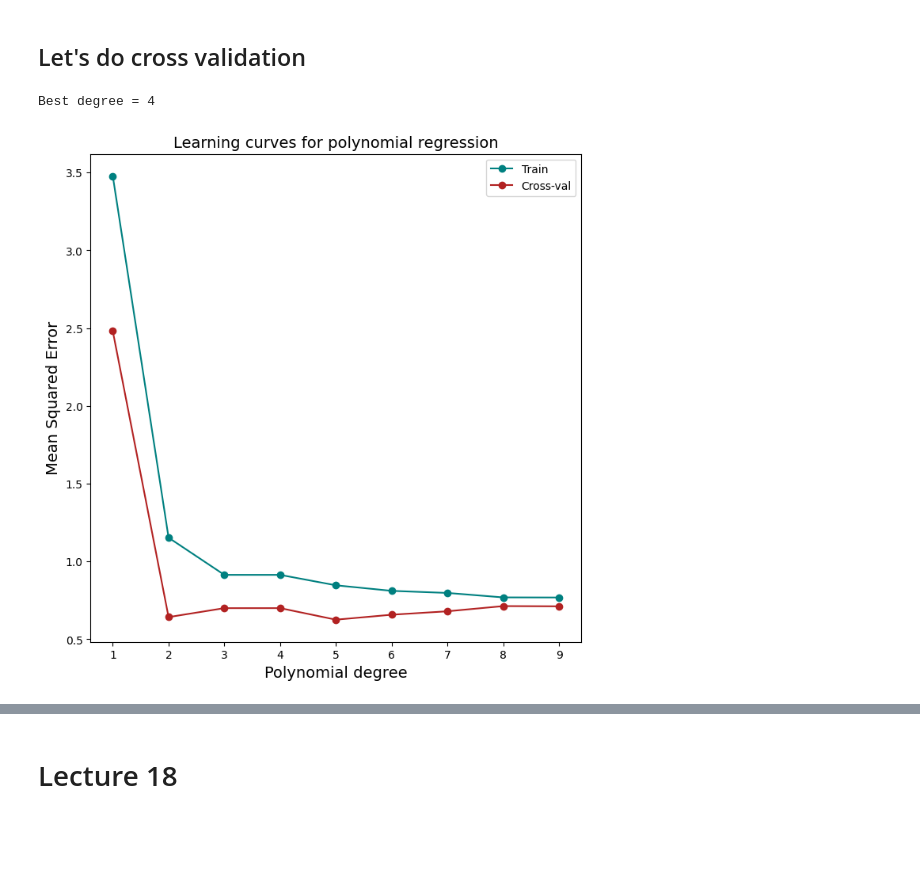
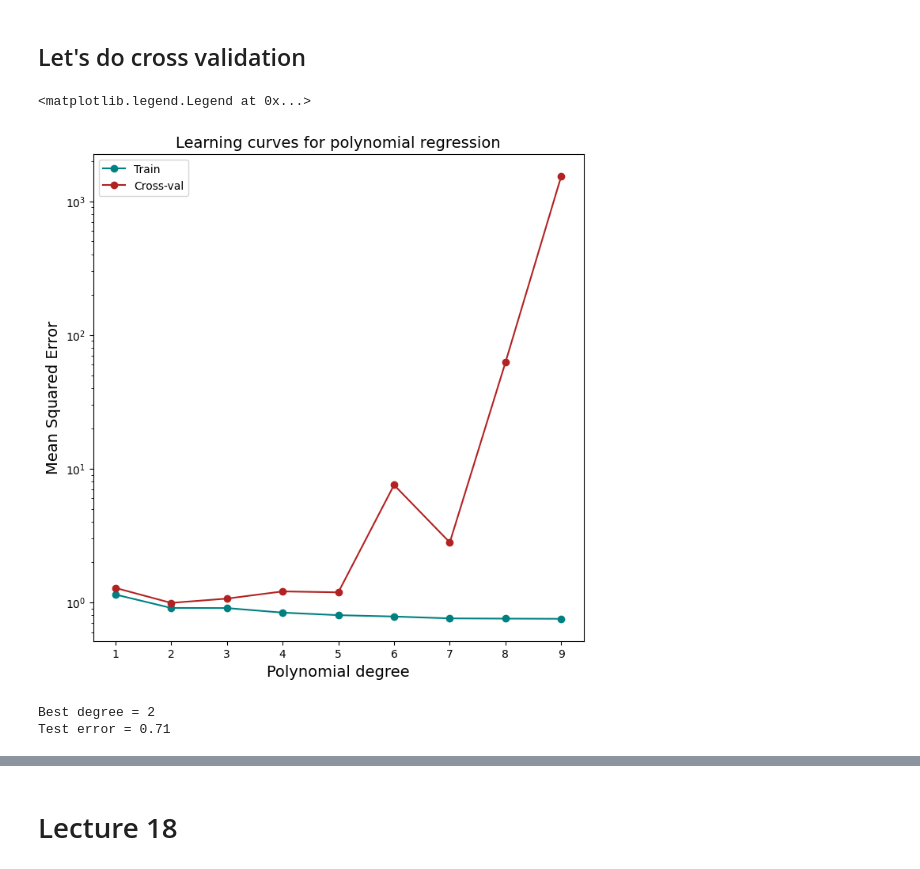
Before and after one commit to malvibellotti/astrostatistics_bicocca_2024, a Jupyter notebook: working/lecture_17_18.ipynb, the cells around one changed output, grey strips where cells are left out. Cells and saved outputs as stored; diff of their text form; code cells hidden in the pictures; blank space fills up the shorter version.

```diff
--- a/working/lecture_17_18.ipynb
+++ b/working/lecture_17_18.ipynb
@@ -226,52 +226,63 @@ x_train, x_cvtest, y_train, y_cvtest, dy_train, dy_cvtest = train_test_split(x,
 x_cross_val, x_test, y_cross_val, y_test, dy_cross_val, dy_test = train_test_split(x_cvtest, y_cvtest, dy_cvtest, test_size=0.5, random_state=42)
 # %%
 from astroML.linear_model import PolynomialRegression
+from sklearn.model_selection import KFold
 
 degree = np.arange (1, 10)
+
+
+kf = KFold(n_splits=10, shuffle=True, random_state=42)
 
 training_err = np.zeros(degree.shape)
 crossval_err = np.zeros(degree.shape)
 
 colors = sns.color_palette()
 
 fig = plt.figure(figsize=(8, 8))
 
 for i in range(len(degree)):
-    model = PolynomialRegression(i)
-    model.fit(x_train, y_train, dy_train)
-    y_pred = model.predict(x_grid)
-    training_err[i] = np.mean((y_train - model.predict(x_train)) ** 2)
-    crossval_err[i] = np.mean((y_cross_val - model.predict(x_cross_val)) ** 2)
+    model = PolynomialRegression(degree[i])
+    cv_errors = []
+    train_errors = []
+    for train_index, val_index in kf.split(x_train):
+        x_train_cv, x_val_cv = x_train[train_index], x_train[val_index]
+        y_train_cv, y_val_cv = y_train[train_index], y_train[val_index]
+        dy_train_cv, dy_val_cv = dy_train[train_index], dy_train[val_index]
 
+        model.fit(x_train_cv, y_train_cv, dy_train_cv)
+        y_val_pred = model.predict(x_val_cv)
+        y_train_pred = model.predict(x_train_cv)
+        cv_errors.append(np.mean((y_val_cv - y_val_pred) ** 2))
+        train_errors.append(np.mean((y_train_cv - y_train_pred) ** 2))
+    crossval_err[i] = np.mean(cv_errors)
+    training_err[i] = np.mean(train_errors)
+
+crossval_err = crossval_err
 
 plt.plot(degree, training_err, 'o-', color="teal", label="Train")
 plt.plot(degree, crossval_err, 'o-', color="firebrick", label="Cross-val")
+plt.yscale('log')
 
 plt.xlabel("Polynomial degree",fontsize=14)
 plt.ylabel("Mean Squared Error",fontsize=14)
 plt.title('Learning curves for polynomial regression',fontsize=14)
+#plt.yscale("log")
 plt.legend(loc="best")
-
-
-# could add AIC and BIC
-
-
-# then I select the best model and test it on the test set
-
-
-# not sure about this one.....
-best_degree = np.argmin(crossval_err)
-model = PolynomialRegression(best_degree)
-model.fit(x_train, y_train, dy_train)
-test_err = np.mean((y_test - model.predict(x_test)) ** 2)
-print("Best degree = %i" % best_degree)
-
-
-
-# HOW DO I COMPARE THE MODELS?
 # %% [output]
-Best degree = 4
+<matplotlib.legend.Legend at 0x...>
-[figure, old version]
+[figure, new version]
+# %%
+# then I select the best model and test it on the test set
+
+best_degree = degree[np.argmin(crossval_err)]
+model = PolynomialRegression(best_degree)
+model.fit(x_train, y_train, dy_train)
+test_err = np.mean((y_test - model.predict(x_test)) ** 2)
+print("Best degree = %i" % best_degree)
+print("Test error = %.2f" % test_err)
+# %% [output]
+Best degree = 2
+Test error = 0.71
 # %%
 from astroML.linear_model import BasisFunctionRegression
 colors = sns.color_palette()
```
Also changed, not shown: parts of 19 cells of this notebook, 1 other file.
